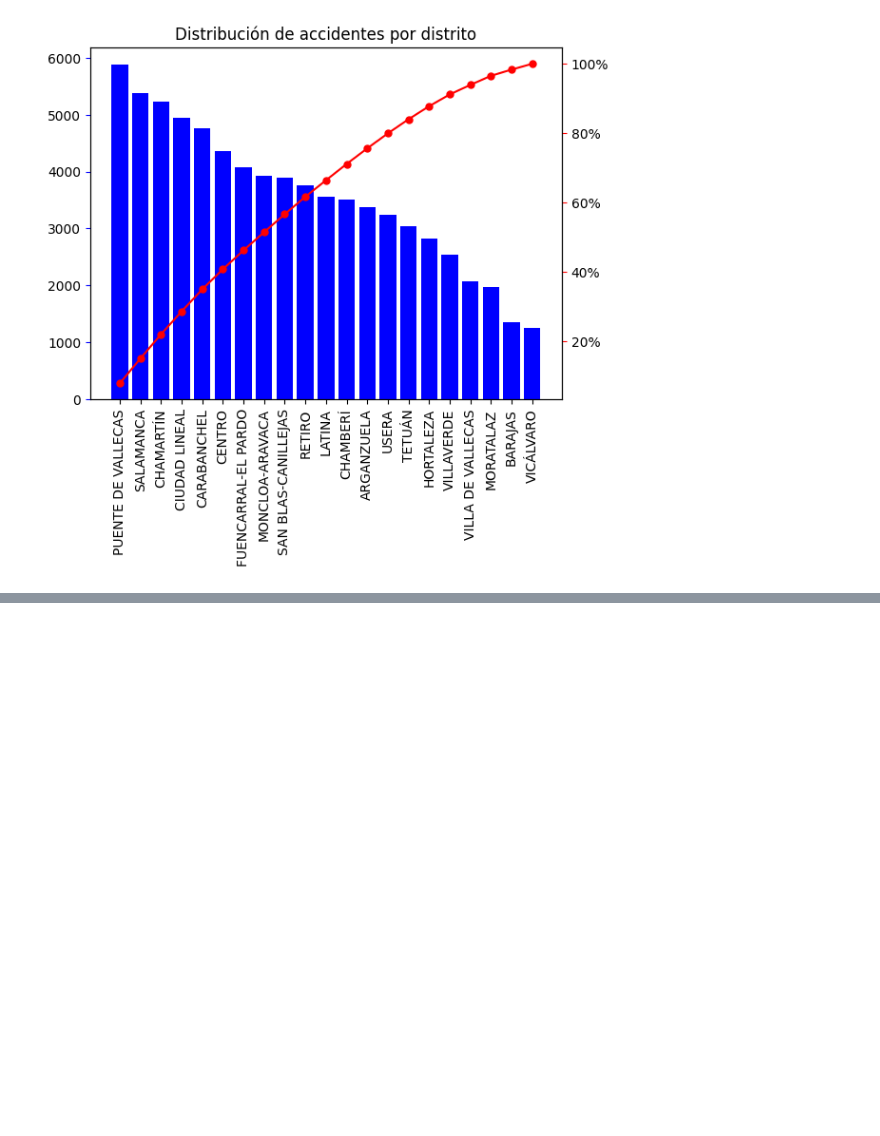
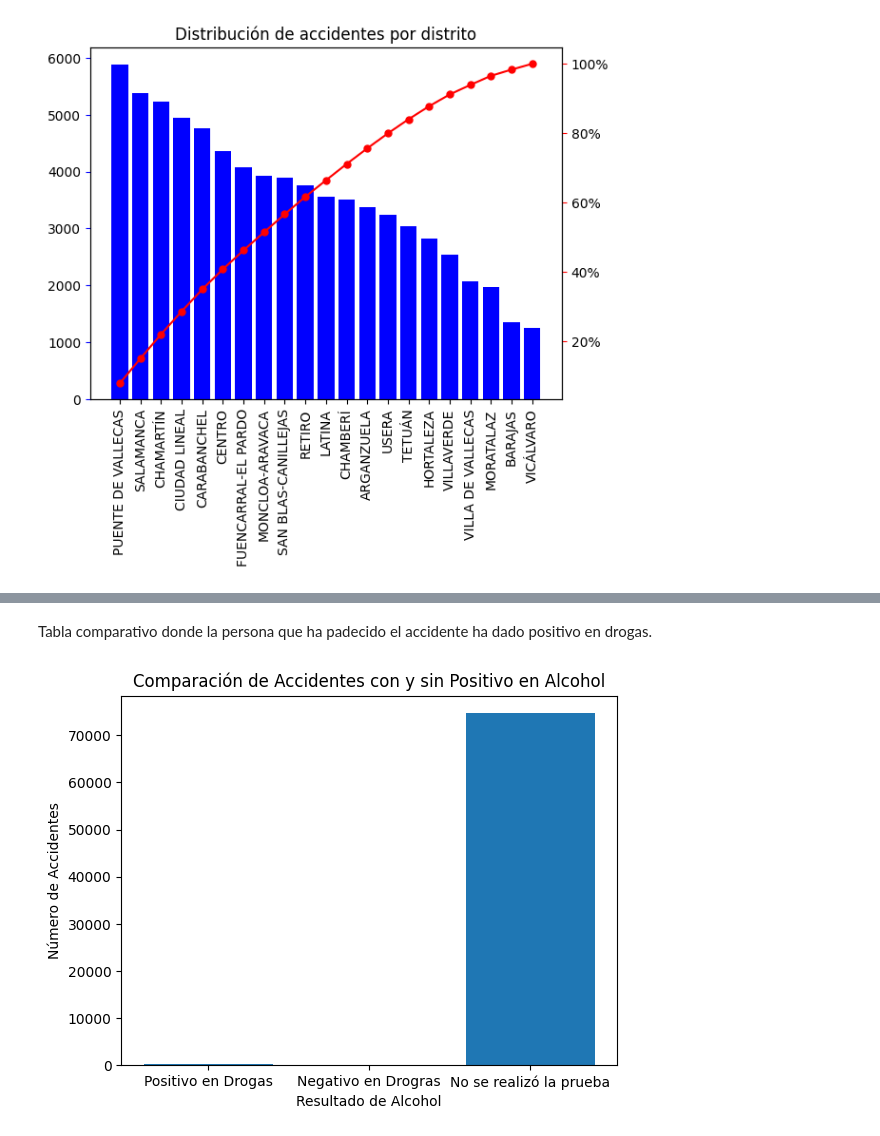
Before and after one commit to paula-gomezlucas/POD, a Jupyter notebook: CuadernoV1.ipynb, the cells around one changed output, grey strips where cells are left out. Saved outputs shown, nothing was run; the diff lists cells and outputs as text; code cells hidden in the pictures; blank space fills up the shorter version.

```diff
--- a/CuadernoV1.ipynb
+++ b/CuadernoV1.ipynb
@@ -264,0 +280,15 @@ plt.show()
+# %% [markdown]
+Tabla comparativo donde la persona que ha padecido el accidente ha dado positivo en drogas.
+# %%
+accidentes = data_loader.data['datasets/accidentalidad']
+positivos = accidentes[accidentes['POSITIVA_DROGA'] == 1]
+negativos = accidentes[accidentes['POSITIVA_DROGA'] == 0]
+labels = ['Positivo en Drogas', 'Negativo en Drogras', 'No se realizó la prueba']
+values = [len(positivos), len(negativos), len(accidentes) - len(positivos) - len(negativos)]
+plt.bar(labels, values)
+plt.xlabel('Resultado de Alcohol')
+plt.ylabel('Número de Accidentes')
+plt.title('Comparación de Accidentes con y sin Positivo en Alcohol')
+plt.show()
+# %% [output]
+[figure, added]
```
Also changed, not shown: parts of 8 cells of this notebook.
